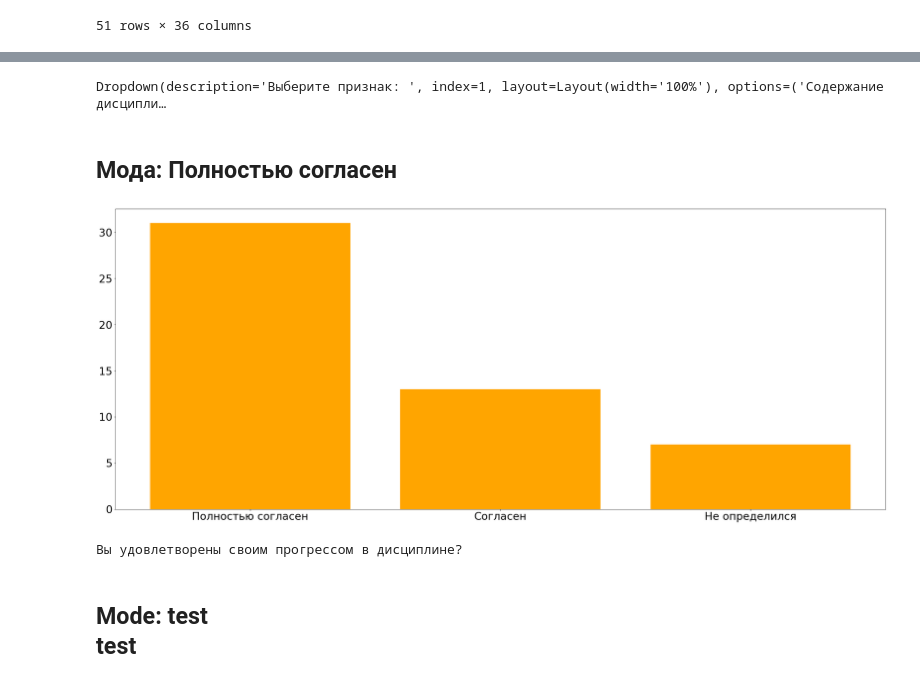
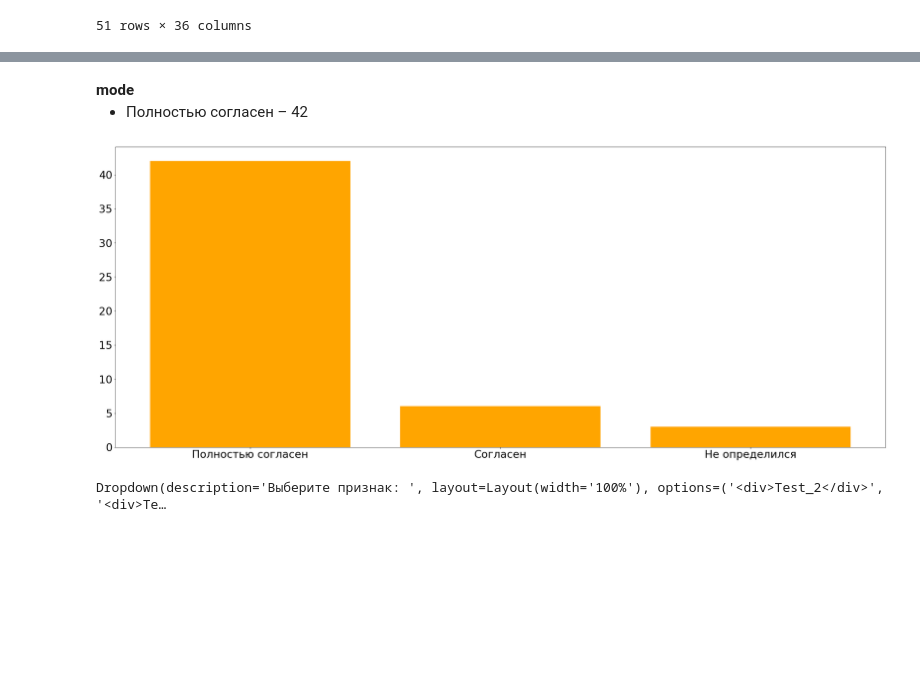
Before and after one commit to glebsonik/StatSupport, a Jupyter notebook: StatSupport.ipynb, the cells around one changed output, grey strips where cells are left out. Cells and saved outputs as stored; diff of their text form; code cells hidden in the pictures; blank space fills up the shorter version.

Commit message:
Refactor measures behavior to OOP

```diff
--- a/StatSupport.ipynb
+++ b/StatSupport.ipynb
@@ -18,9 +20,9 @@ data = pd.read_csv(DATA_DIR + 'seps_utf.csv', ';')
 data = data[data.columns.drop(list(data.filter(regex='Unnamed')))]
 data = data.drop(['Оценка', 'Группа'], 1)
 data = data.dropna()
-measures_manager = mm.MeasuresManager(data)
+measures_manager = MeasuresManager(data)
 
-measures_manager.data_frame
+measures_manager.raw_df
 # %% [output]
 |  | Содержание дисциплины соответство... | Место дисциплины в программе обуч... | Учебная нагрузка дисциплины посил... | Уровень нагрузки в ходе обучения ... | ... |
 | 0 | Полностью согласен | Полностью согласен | Полностью согласен | Полностью согласен | ... |
@@ -94,46 +75,35 @@ def text_handler(sender):
 # text_wid.on_submit(text_handler)
 # %%
 signs_dropdown = widgets.Dropdown(
-    options=measures_manager.data_frame.columns,
-    value=None,
-    description='Выберите признак: ',
+    options=measures_manager.raw_signs_names(),
+    value=measures_manager.raw_signs_names()[0],
+    description='Choose sign: ',
     disabled=False,
     style={'description_width': 'initial', 'width': '500px'},
     layout={'width':'100%'}
 )
-
-
-new_val = "init"
-# copy_data_signs = copy.deepcopy(data_signs)
-# copy_data_signs = copy_data_signs.map(lambda x: del x['type'])
-drawer = uid.UIDrawer(measures_manager)
 def on_change(change):
     if change['type'] == 'change' and change['name'] == 'value':
         clear_output(wait=True)
         signs_dropdown.observe(on_change)
-        display(signs_dropdown)
-        drawer.display_sign(change['new'])
+        display(HTML(measures_manager[change['new']].get_stat_info()))
 
 signs_dropdown.observe(on_change)
 display(signs_dropdown)
-print(new_val)
+display(HTML(measures_manager.signs[0].get_stat_info()))
 # %% [output]
-Dropdown(description='Выберите признак: ', index=1, layout=Layout(width='100%'), options=('Содержание дисципли…
-Мода: Полностью согласен
+mode
+Полностью согласен – 42
-[figure, old version]
+[figure, new version]
-# %%
-print(new_val)
-# %% [output]
-Вы удовлетворены своим прогрессом в дисциплине?
-# %%
-# Test (WIP)
-from IPython.core.display import display, HTML
-from UIHelpers import UIDrawer as dr
-
-drw = dr.UIDrawer(measures_manager)
-# drw.display_info_for_nominal_2("test")
-test_str = "test<br>test"
-display(HTML(f'<h2> Mode: {test_str} </h1>'))
-# %% [output]
-Mode: test
-test
+# %%
+signs_dropdown = widgets.Dropdown(
+    options={"<div>Test_1</div>", "<div>Test_2</div>"},
+    value=None,
+    description='Выберите признак: ',
+    disabled=False,
+    style={'description_width': 'initial', 'width': '500px'},
+    layout={'width':'100%'}
+)
+display(signs_dropdown)
+# %% [output]
+Dropdown(description='Выберите признак: ', layout=Layout(width='100%'), options=('<div>Test_2</div>', '<div>Te…
```
Also changed, not shown: parts of 5 cells of this notebook, 16 other files.
